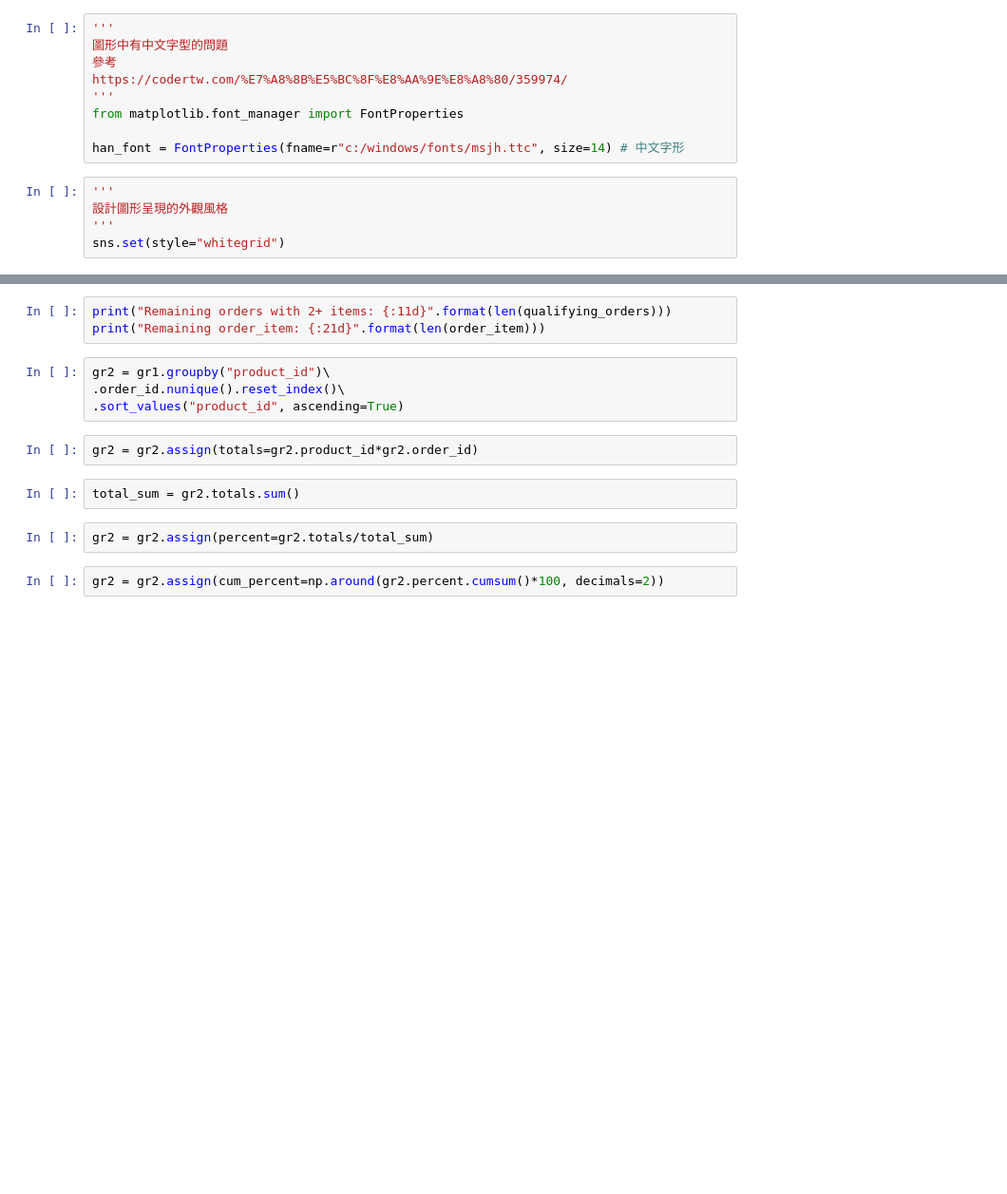
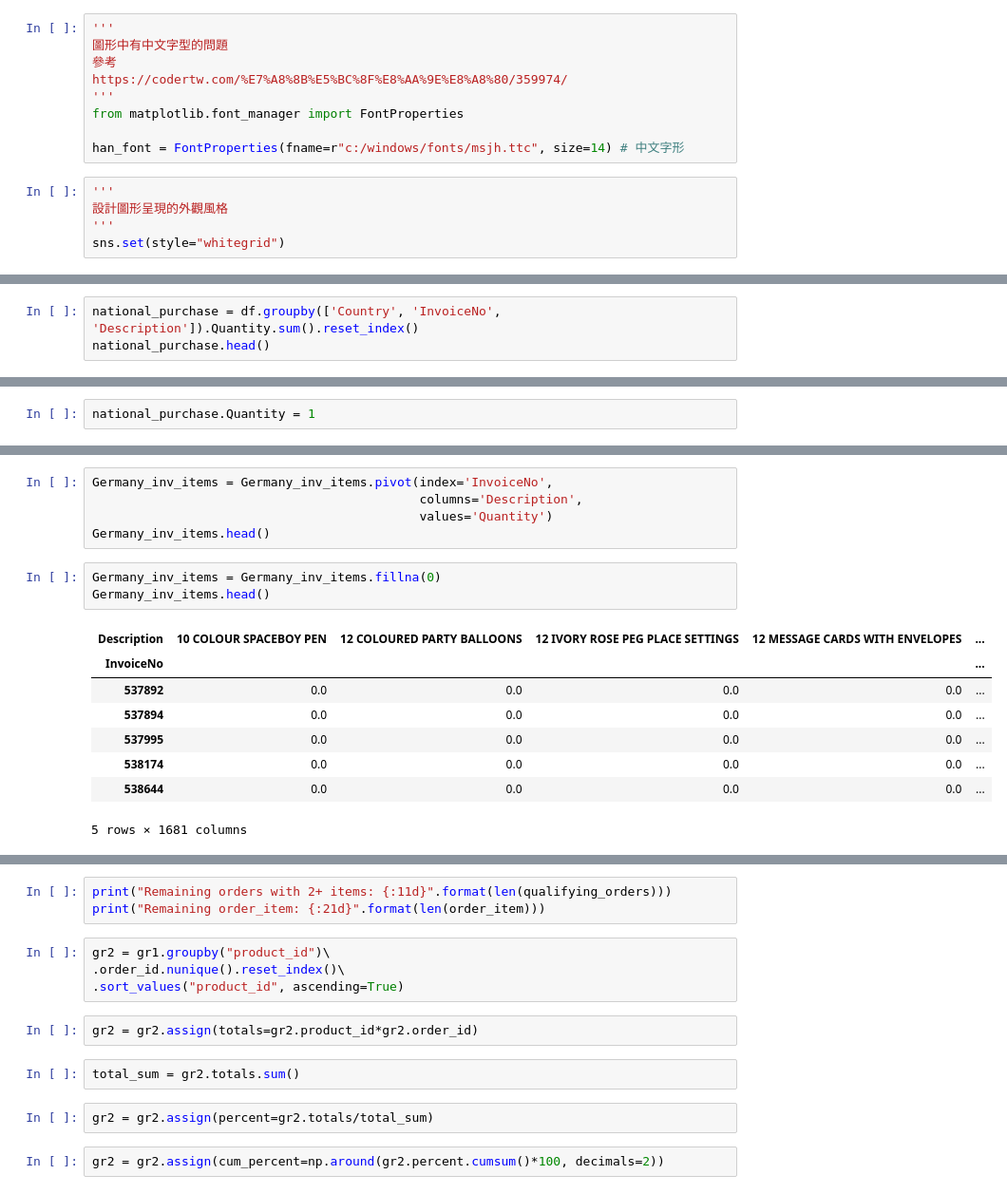
Before and after one commit to sungchien/ecommerce, a Jupyter notebook: 14-market-basket-analysis.ipynb, the cells around one changed output, grey strips where cells are left out. Shown: that part at 95% size. Saved outputs shown, nothing was run; the diff lists cells and outputs as text; blank space fills up the shorter version.

```diff
--- a/14-market-basket-analysis.ipynb
+++ b/14-market-basket-analysis.ipynb
@@ -125,0 +132,3 @@ order_products  = order_products[order_products.index.isin(qualifying_orders)]
+# %%
+national_purchase = df.groupby(['Country', 'InvoiceNo', 'Description']).Quantity.sum().reset_index()
+national_purchase.head()
@@ -125,0 +142,2 @@ order_products  = order_products[order_products.index.isin(qualifying_orders)]
+# %%
+national_purchase.Quantity = 1
@@ -125,0 +156,17 @@ order_products  = order_products[order_products.index.isin(qualifying_orders)]
+# %%
+Germany_inv_items = Germany_inv_items.pivot(index='InvoiceNo',
+                                            columns='Description',
+                                            values='Quantity')
+Germany_inv_items.head()
+# %%
+Germany_inv_items = Germany_inv_items.fillna(0)
+Germany_inv_items.head()
+# %% [output]
+| Description | 10 COLOUR SPACEBOY PEN | 12 COLOURED PARTY BALLOONS | 12 IVORY ROSE PEG PLACE SETTINGS | 12 MESSAGE CARDS WITH ENVELOPES | ... |
+| InvoiceNo |  |  |  |  | ... |
+| 537892 | 0.0 | 0.0 | 0.0 | 0.0 | ... |
+| 537894 | 0.0 | 0.0 | 0.0 | 0.0 | ... |
+| 537995 | 0.0 | 0.0 | 0.0 | 0.0 | ... |
+| 538174 | 0.0 | 0.0 | 0.0 | 0.0 | ... |
+| 538644 | 0.0 | 0.0 | 0.0 | 0.0 | ... |
+5 rows × 1681 columns
```
Also changed, not shown: parts of 67 cells of this notebook, 2 other files.
